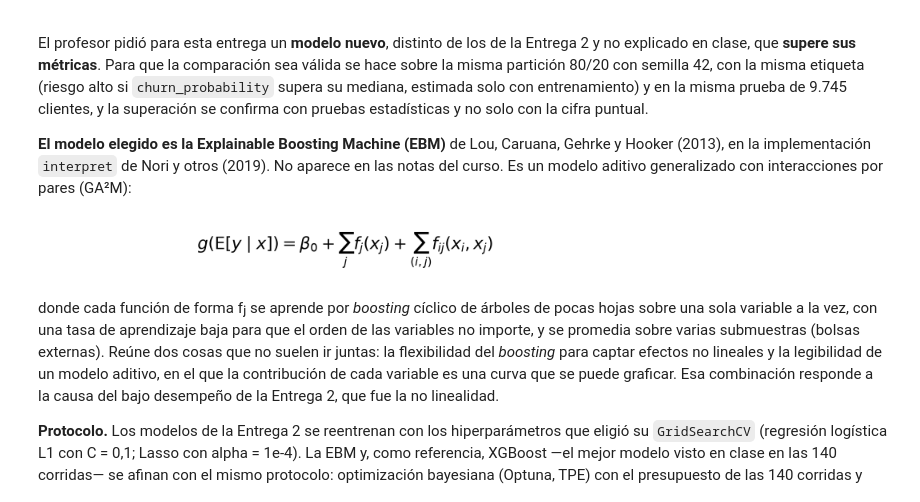
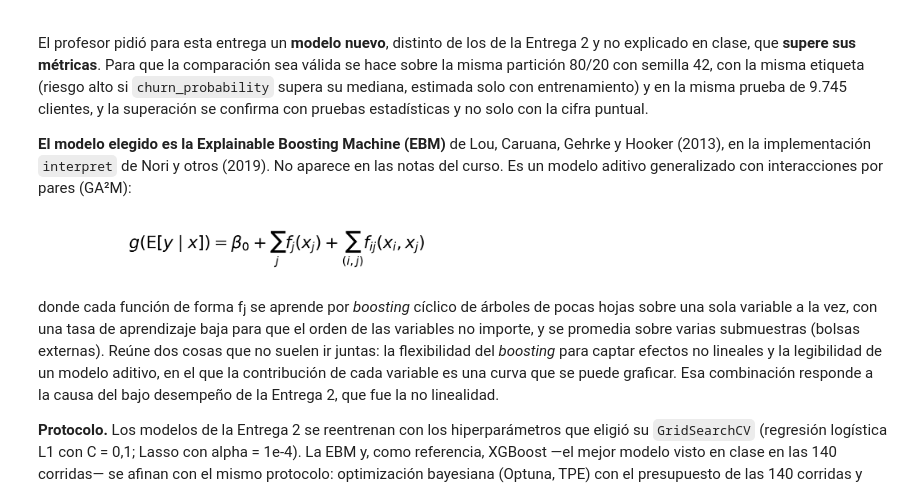
Before and after one commit to RubenEsg/Prediccion-de-fuga-de-clientes-en-fintech, a Jupyter notebook: docs/_sources/Entrega3/notebook/08_modelo_nuevo.ipynb, the cells around one changed output. Cells and saved outputs as stored; diff of their text form; code cells hidden in the pictures.

Commit message:
Fórmula de la EBM centrada y recortada al texto; celdas de infraestructura plegadas en JupyterLab y VS Code

```diff
--- a/docs/_sources/Entrega3/notebook/08_modelo_nuevo.ipynb
+++ b/docs/_sources/Entrega3/notebook/08_modelo_nuevo.ipynb
@@ -13,21 +13,21 @@ Es un modelo aditivo generalizado con interacciones por pares (GA²M):
 # %%
 import io, struct
 import matplotlib.pyplot as plt
 from IPython.display import Image, display
-# La fórmula se dibuja con mathtext (a 200 ppp, mostrada a 600 px de ancho) para que se vea nítida
-# en cualquier visor de cuadernos, incluidos los que no renderizan LaTeX.
+# La fórmula se dibuja con mathtext (a 200 ppp, recortada al texto y mostrada a 80 px por pulgada)
+# para que se vea nítida en cualquier visor de cuadernos, incluidos los que no renderizan LaTeX.
 fig, ax = plt.subplots(figsize=(7.5, 0.75))
 ax.axis('off')
 ax.text(0.5, 0.5, r'$g(\mathrm{E}[y \mid x]) = \beta_0 + \sum_j f_j(x_j) + \sum_{(i,j)} f_{ij}(x_i, x_j)$',
         ha='center', va='center', fontsize=15)
 buf = io.BytesIO()
-fig.savefig(buf, format='png', dpi=200)
+fig.savefig(buf, format='png', dpi=200, bbox_inches='tight', pad_inches=0.08)
 plt.close(fig)
 png = buf.getvalue()
 ancho, alto = struct.unpack('>II', png[16:24])
-display(Image(data=png, width=600, height=round(600 * alto / ancho)))
+display(Image(data=png, width=round(ancho / 2.5), height=round(alto / 2.5)))
 # %% [output]
-[figure, old version]
+[figure, new version]
 # %% [markdown]
 donde cada función de forma fⱼ se aprende por *boosting* cíclico de árboles de pocas hojas sobre
 una sola variable a la vez, con una tasa de aprendizaje baja para que el orden de las variables no
```
Also changed, not shown: 12 other files.
